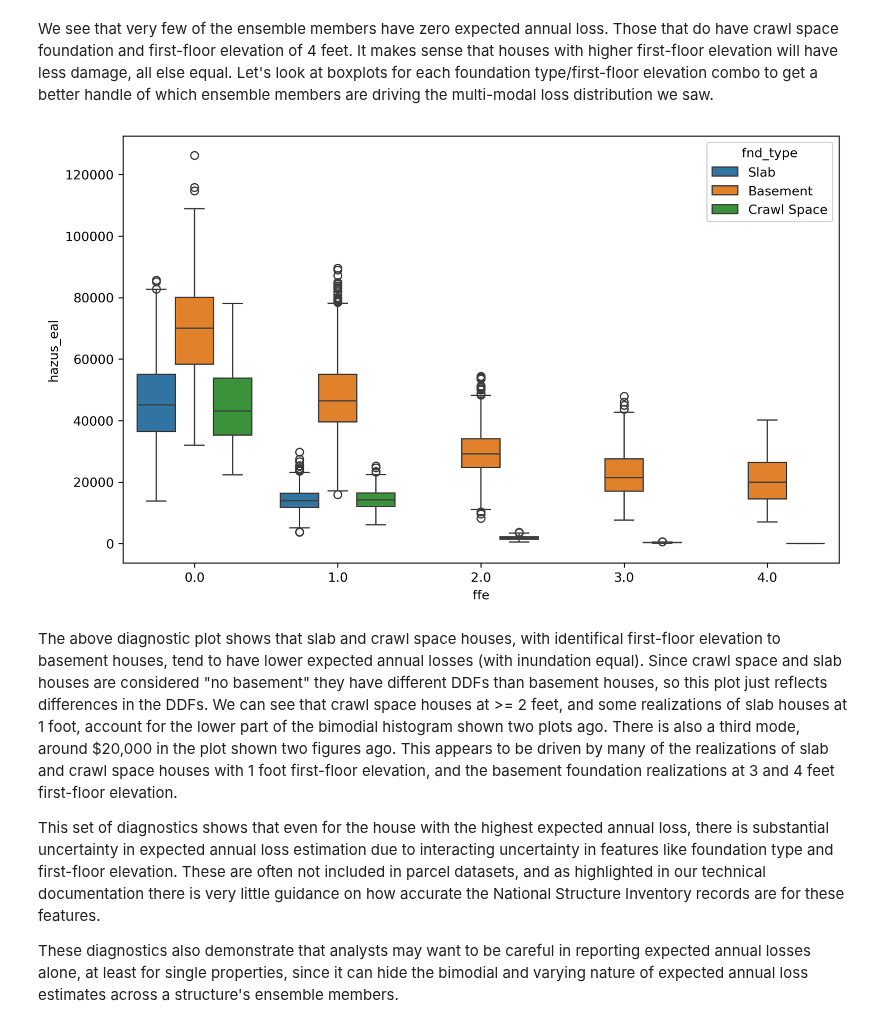
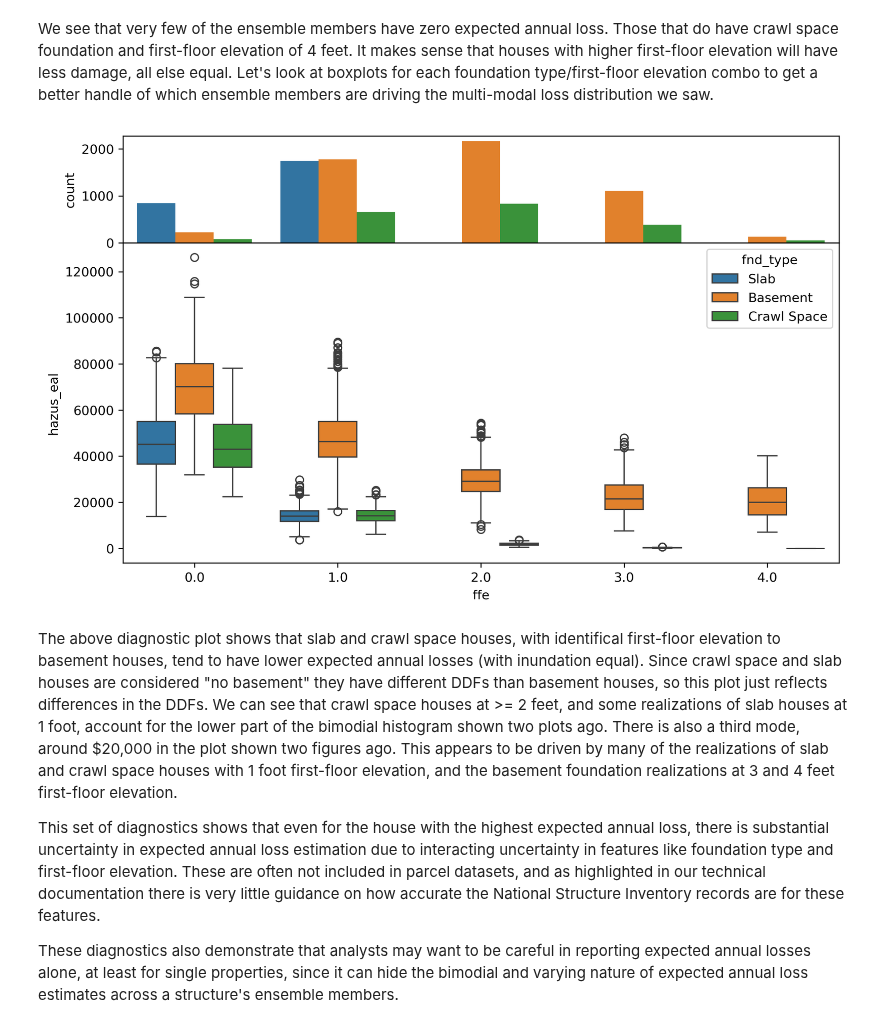
Before and after one commit to abpoll/unsafe, a Jupyter notebook: examples/philadelphia_frd/notebooks/full_data_example.ipynb, the cells around one changed output. Saved outputs shown, nothing was run; the diff lists cells and outputs as text; code cells hidden in the pictures.

```diff
--- a/examples/philadelphia_frd/notebooks/full_data_example.ipynb
+++ b/examples/philadelphia_frd/notebooks/full_data_example.ipynb
@@ -415,19 +495,30 @@ See the caveats in the documentation: https://pandas.pydata.org/pandas-docs/stab
 [figure]
 # %% [markdown]
 We see that very few of the ensemble members have zero expected annual loss. Those that do have crawl space foundation and first-floor elevation of 4 feet. It makes sense that houses with higher first-floor elevation will have less damage, all else equal. Let's look at boxplots for each foundation type/first-floor elevation combo to get a better handle of which ensemble members are driving the multi-modal loss distribution we saw.
-# %%
-fig, ax = plt.subplots(dpi=300, figsize=(10, 6))
-g= sns.boxplot(data=max_unc,
-            x='ffe', y='hazus_eal',
-            hue='fnd_type',
-            ax=ax)
-
-# replace legend labels
-new_labels = ['Slab', 'Basement', 'Crawl Space']
-for t, l in zip(g.legend_.texts, new_labels):
-    t.set_text(l)
-# %% [output]
-[figure, removed]
+# %%
+fig, ax = plt.subplots(figsize=(10, 6), dpi=300,
+                       nrows=2,
+                       sharex=True,
+                       gridspec_kw={'hspace': 0},
+                       height_ratios=[1,3])
+
+g= sns.boxplot(data=max_unc,
+            x='ffe', y='hazus_eal',
+            hue='fnd_type',
+            ax=ax[1])
+
+# replace legend labels
+new_labels = ['Slab', 'Basement', 'Crawl Space']
+for t, l in zip(g.legend_.texts, new_labels):
+    t.set_text(l)
+
+g= sns.countplot(data=max_unc,
+                 x='ffe',
+                 hue='fnd_type',
+                 ax=ax[0],
+                 legend=False)
+# %% [output]
+[figure, added]
 # %% [markdown]
 The above diagnostic plot shows that slab and crawl space houses, with identifical first-floor elevation to basement houses, tend to have lower expected annual losses (with inundation equal). Since crawl space and slab houses are considered "no basement" they have different DDFs than basement houses, so this plot just reflects differences in the DDFs. We can see that crawl space houses at >= 2 feet, and some realizations of slab houses at 1 foot, account for the lower part of the bimodial histogram shown two plots ago. There is also a third mode, around $20,000 in the plot shown two figures ago. This appears to be driven by many of the realizations of slab and crawl space houses with 1 foot first-floor elevation, and the basement foundation realizations at 3 and 4 feet first-floor elevation.
 
```
Also changed, not shown: parts of 4 cells of this notebook, 1 other file.
